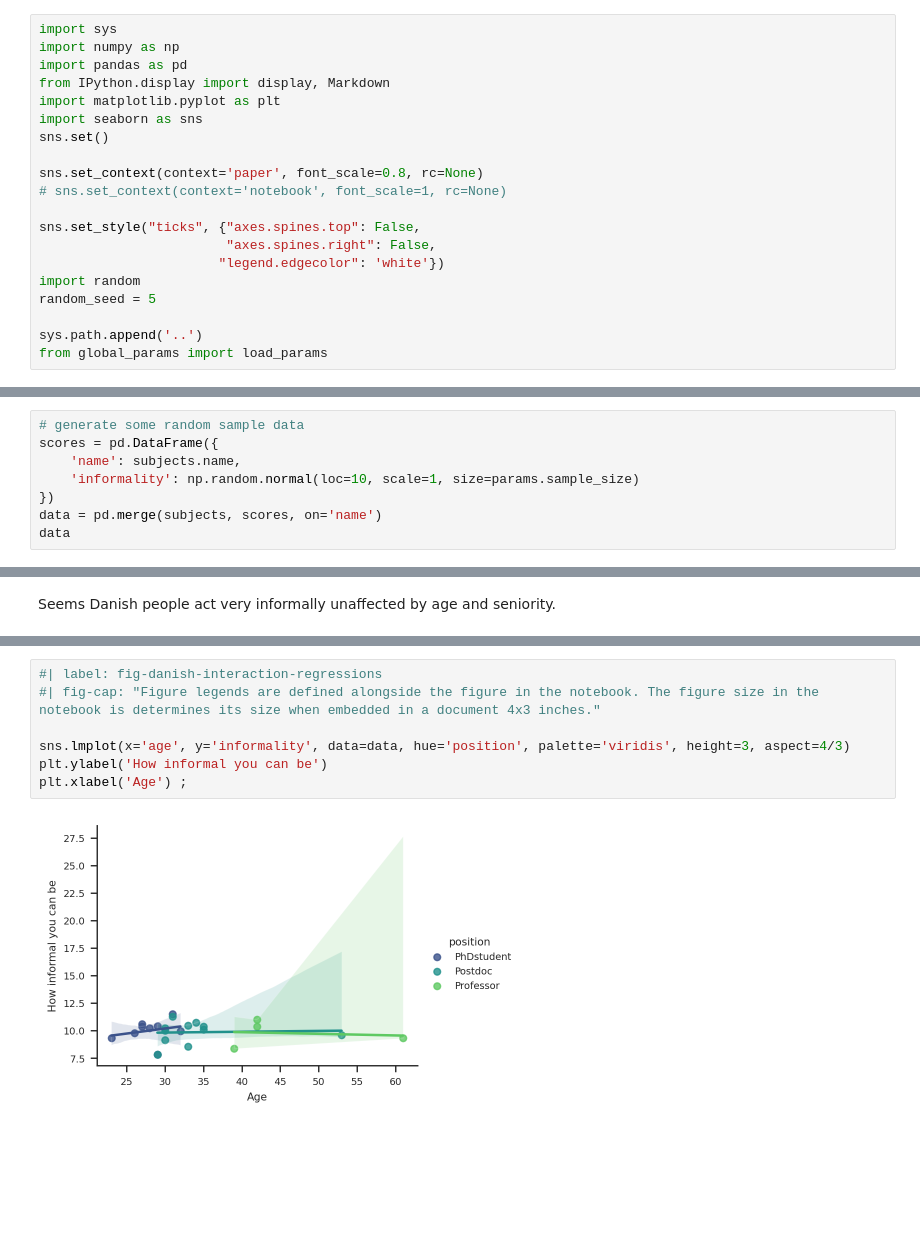
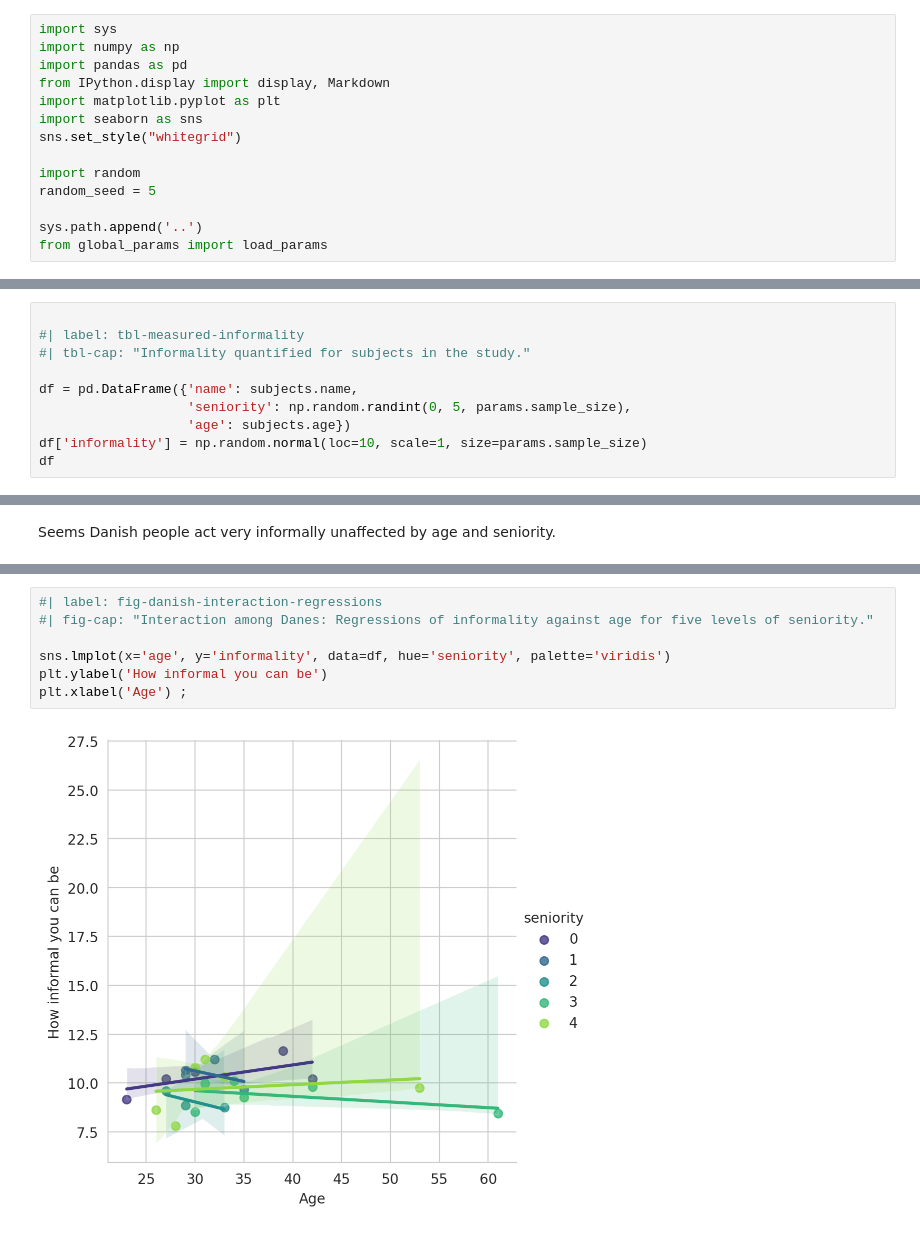
Before and after one commit to munch-group/munch-group-manuscript, a Jupyter notebook: notebooks/example.ipynb, the cells around one changed output, grey strips where cells are left out. Saved outputs shown, nothing was run; the diff lists cells and outputs as text; blank space fills up the shorter version.

```diff
--- a/notebooks/example.ipynb
+++ b/notebooks/example.ipynb
@@ -9,14 +9,8 @@ import pandas as pd
 from IPython.display import display, Markdown
 import matplotlib.pyplot as plt
 import seaborn as sns
-sns.set()
+sns.set_style("whitegrid")
 
-sns.set_context(context='paper', font_scale=0.8, rc=None)
-# sns.set_context(context='notebook', font_scale=1, rc=None)
-
-sns.set_style("ticks", {"axes.spines.top": False,
-                        "axes.spines.right": False,
-                       "legend.edgecolor": 'white'})
 import random
 random_seed = 5
 
@@ -119,11 +87,13 @@ blah blah blah blah blah blah blah blah blah blah blah blah blah blah blah blah
 In interviewed `{python} params.sample_size` workplace individuals were interviewed by .... blah, blah, blah, blah, blah, blah, blah, blah, blah, blah, blah, blah, blah, blah,
 blah, blah, blah, blah, blah, blah, blah, blah, blah, blah, blah, blah, blah, blah,
 # %%
-# generate some random sample data
-scores = pd.DataFrame({
-    'name': subjects.name,
-    'informality': np.random.normal(loc=10, scale=1, size=params.sample_size)
-})
-data = pd.merge(subjects, scores, on='name')
-data
+
+#| label: tbl-measured-informality
+#| tbl-cap: "Informality quantified for subjects in the study."
+
+df = pd.DataFrame({'name': subjects.name,
+                   'seniority': np.random.randint(0, 5, params.sample_size),
+                   'age': subjects.age})
+df['informality'] = np.random.normal(loc=10, scale=1, size=params.sample_size)
+df
 # %% [output]
@@ -233,9 +165,9 @@ The correlation between informality and age was -0.041.
 # %%
 #| label: fig-danish-interaction-regressions
-#| fig-cap: "Figure legends are defined alongside the figure in the notebook. The figure size in the notebook is determines its size when embedded in a document 4x3 inches."
+#| fig-cap: "Interaction among Danes: Regressions of informality against age for five levels of seniority."
 
-sns.lmplot(x='age', y='informality', data=data, hue='position', palette='viridis', height=3, aspect=4/3)
+sns.lmplot(x='age', y='informality', data=df, hue='seniority', palette='viridis')
 plt.ylabel('How informal you can be')
 plt.xlabel('Age') ;
 # %% [output]
-[figure, old version]
+[figure, new version]
```
Also changed, not shown: parts of 18 cells of this notebook, 3 other files.
